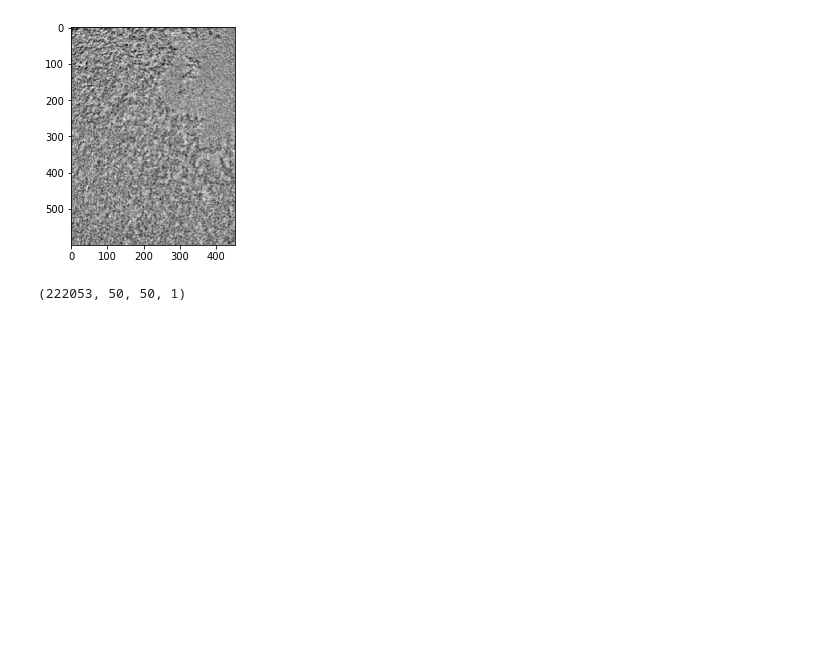
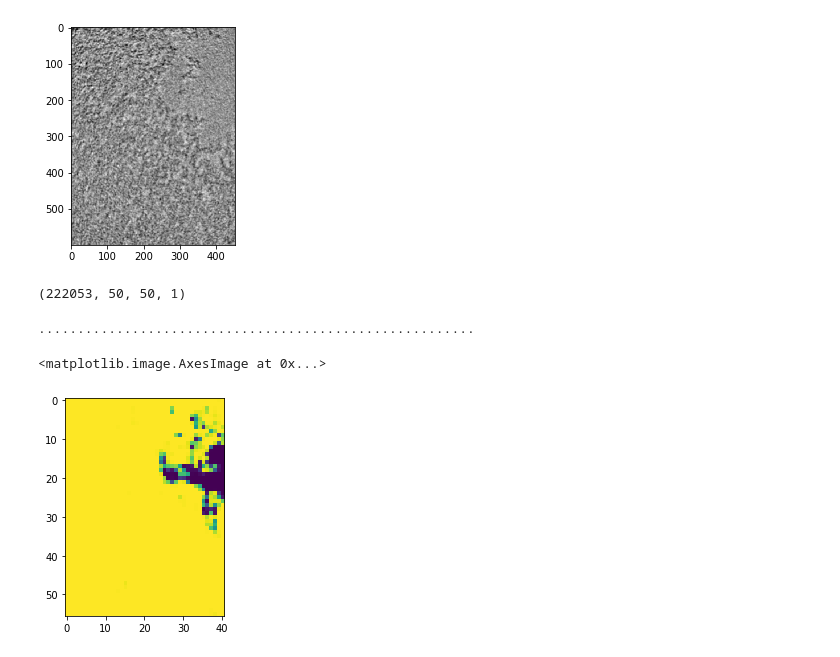
Before and after one commit to elerator/capillary_effects_aluminum, a Jupyter notebook: notebooks/texture_based_segmentation_apply_model.ipynb, the cells around one changed output. Drawn from its saved outputs; the diff is of its cells as text; code cells hidden in the pictures; blank space fills up the shorter version.

```diff
--- a/notebooks/texture_based_segmentation_apply_model.ipynb
+++ b/notebooks/texture_based_segmentation_apply_model.ipynb
@@ -41,3 +46,22 @@ res = model.predict(patches)
+# %%
+windows = view_as_windows(normalize(image), (50,50))
+if True:
+    windows = windows[::10,::10]
+results = []
+for y in range(windows.shape[0]):
+    row = []
+    print(".", end = "")
+    for x in range(windows.shape[1]):
+        row.append(model.predict(np.expand_dims(np.array([windows[y,x]]), -1)))
+    results.append(row)
+# %% [output]
+........................................................
+# %%
+results = np.array(results)
+plt.imshow(results[:,:,0,0])
+# %% [output]
+<matplotlib.image.AxesImage at 0x...>
+[figure, added]
 # %%
 #shape = [image.shape[0]-49,image.shape[1]-49, 50, 50]
 #shape = [image.shape[0]-(patch_height-1),image.shape[1]-(patch_width-1), patch_height, patch_width]
```
Also changed, not shown: parts of 4 cells of this notebook.
